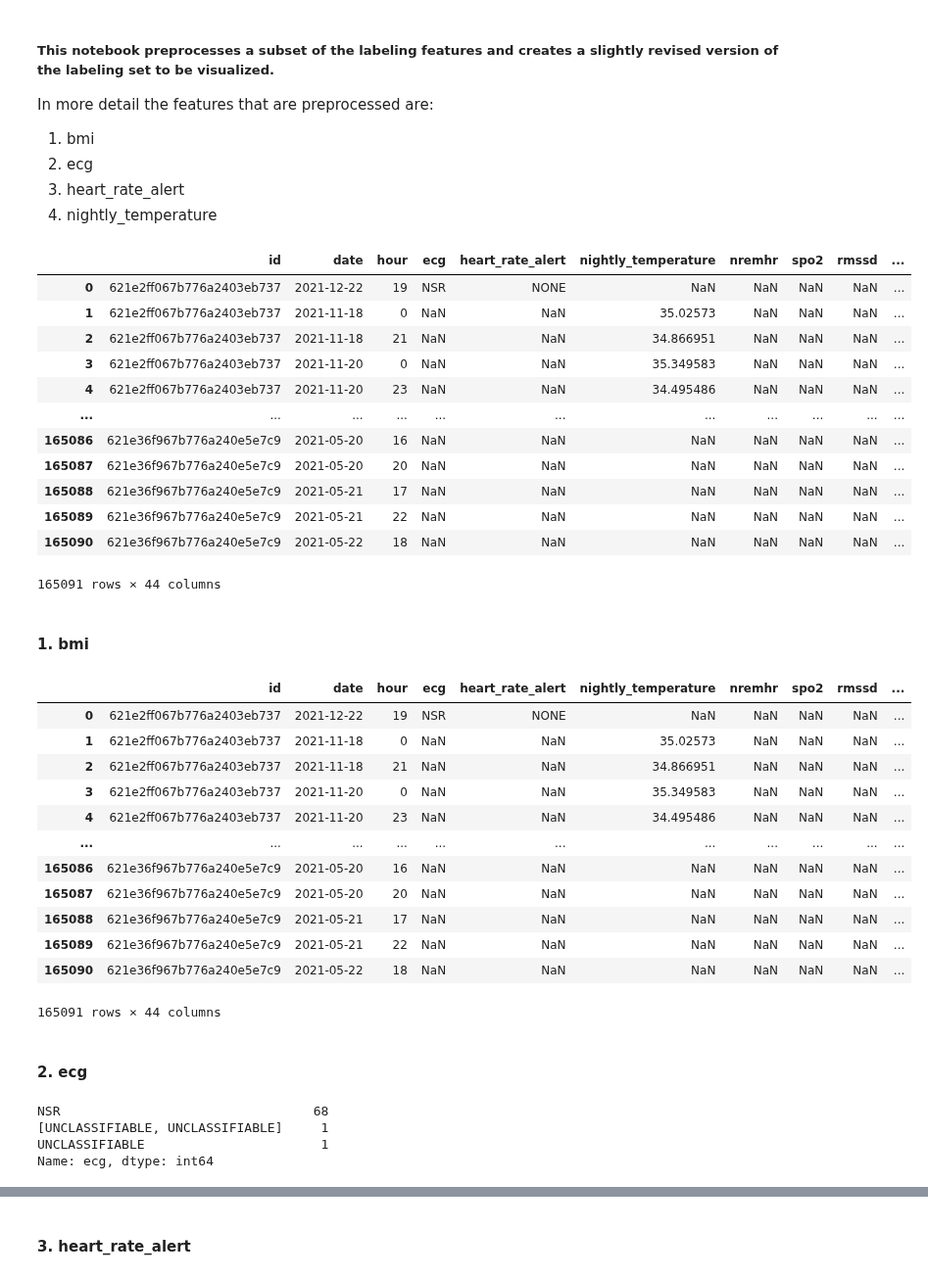
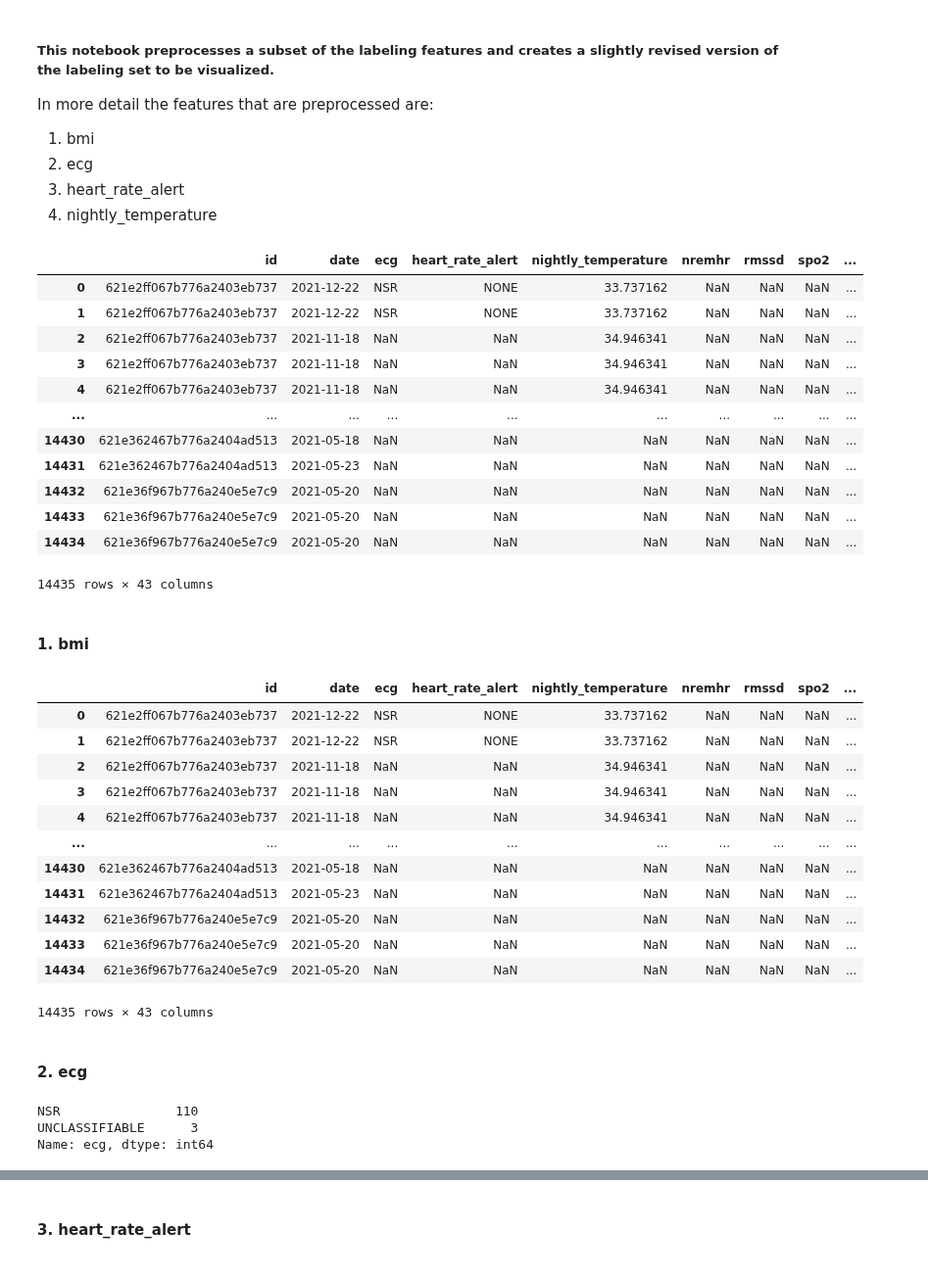
Before and after one commit to eparascho/LLMs-for-explanations, a Jupyter notebook: preprocessing/labeling_set_preprocessing.ipynb, the cells around one changed output, grey strips where cells are left out. Shown at 98% size. Saved outputs shown, nothing was run; the diff lists cells and outputs as text; code cells hidden in the pictures.

Commit message:
labeling sets preprocessing

```diff
--- a/preprocessing/labeling_set_preprocessing.ipynb
+++ b/preprocessing/labeling_set_preprocessing.ipynb
@@ -9,22 +9,23 @@ In more detail the features that are preprocessed are:
 import numpy as np
 import pandas as pd
 # %%
-data = pd.read_pickle('../data/preprocessing_final/labeling_df_unprocessed.pkl')
+# give as input either '../data/preprocessing_final/labeling_df_hourly_unprocessed.pkl' or '../data/preprocessing_final/labeling_df_daily_unprocessed.pkl'
+data = pd.read_pickle('../data/preprocessing_final/labeling_df_daily_unprocessed.pkl')
 data
 # %% [output]
-|  | id | date | hour | ecg | heart_rate_alert | nightly_temperature | nremhr | spo2 | rmssd | ... |
-| 0 | 621e2ff067b776a2403eb737 | 2021-12-22 | 19 | NSR | NONE | NaN | NaN | NaN | NaN | ... |
-| 1 | 621e2ff067b776a2403eb737 | 2021-11-18 | 0 | NaN | NaN | 35.02573 | NaN | NaN | NaN | ... |
-| 2 | 621e2ff067b776a2403eb737 | 2021-11-18 | 21 | NaN | NaN | 34.866951 | NaN | NaN | NaN | ... |
-| 3 | 621e2ff067b776a2403eb737 | 2021-11-20 | 0 | NaN | NaN | 35.349583 | NaN | NaN | NaN | ... |
-| 4 | 621e2ff067b776a2403eb737 | 2021-11-20 | 23 | NaN | NaN | 34.495486 | NaN | NaN | NaN | ... |
-| ... | ... | ... | ... | ... | ... | ... | ... | ... | ... | ... |
-| 165086 | 621e36f967b776a240e5e7c9 | 2021-05-20 | 16 | NaN | NaN | NaN | NaN | NaN | NaN | ... |
-| 165087 | 621e36f967b776a240e5e7c9 | 2021-05-20 | 20 | NaN | NaN | NaN | NaN | NaN | NaN | ... |
-| 165088 | 621e36f967b776a240e5e7c9 | 2021-05-21 | 17 | NaN | NaN | NaN | NaN | NaN | NaN | ... |
-| 165089 | 621e36f967b776a240e5e7c9 | 2021-05-21 | 22 | NaN | NaN | NaN | NaN | NaN | NaN | ... |
-| 165090 | 621e36f967b776a240e5e7c9 | 2021-05-22 | 18 | NaN | NaN | NaN | NaN | NaN | NaN | ... |
+|  | id | date | ecg | heart_rate_alert | nightly_temperature | nremhr | rmssd | spo2 | ... |
+| 0 | 621e2ff067b776a2403eb737 | 2021-12-22 | NSR | NONE | 33.737162 | NaN | NaN | NaN | ... |
+| 1 | 621e2ff067b776a2403eb737 | 2021-12-22 | NSR | NONE | 33.737162 | NaN | NaN | NaN | ... |
+| 2 | 621e2ff067b776a2403eb737 | 2021-11-18 | NaN | NaN | 34.946341 | NaN | NaN | NaN | ... |
+| 3 | 621e2ff067b776a2403eb737 | 2021-11-18 | NaN | NaN | 34.946341 | NaN | NaN | NaN | ... |
+| 4 | 621e2ff067b776a2403eb737 | 2021-11-18 | NaN | NaN | 34.946341 | NaN | NaN | NaN | ... |
+| ... | ... | ... | ... | ... | ... | ... | ... | ... | ... |
+| 14430 | 621e362467b776a2404ad513 | 2021-05-18 | NaN | NaN | NaN | NaN | NaN | NaN | ... |
+| 14431 | 621e362467b776a2404ad513 | 2021-05-23 | NaN | NaN | NaN | NaN | NaN | NaN | ... |
+| 14432 | 621e36f967b776a240e5e7c9 | 2021-05-20 | NaN | NaN | NaN | NaN | NaN | NaN | ... |
+| 14433 | 621e36f967b776a240e5e7c9 | 2021-05-20 | NaN | NaN | NaN | NaN | NaN | NaN | ... |
+| 14434 | 621e36f967b776a240e5e7c9 | 2021-05-20 | NaN | NaN | NaN | NaN | NaN | NaN | ... |
-165091 rows × 44 columns
+14435 rows × 43 columns
 # %% [markdown]
 #### 1. bmi
 # %%
@@ -37,27 +38,26 @@ data["bmi"] = data["bmi"].apply(lambda x: 31 if x == '>=30' else x)
 data['bmi'] = data.bmi.apply(lambda bmi: 'Underweight' if bmi < 18.5 else ('Normal' if bmi < 25 else ('Overweight' if bmi < 30 else 'Obese')))
 data
 # %% [output]
-|  | id | date | hour | ecg | heart_rate_alert | nightly_temperature | nremhr | spo2 | rmssd | ... |
-| 0 | 621e2ff067b776a2403eb737 | 2021-12-22 | 19 | NSR | NONE | NaN | NaN | NaN | NaN | ... |
-| 1 | 621e2ff067b776a2403eb737 | 2021-11-18 | 0 | NaN | NaN | 35.02573 | NaN | NaN | NaN | ... |
-| 2 | 621e2ff067b776a2403eb737 | 2021-11-18 | 21 | NaN | NaN | 34.866951 | NaN | NaN | NaN | ... |
-| 3 | 621e2ff067b776a2403eb737 | 2021-11-20 | 0 | NaN | NaN | 35.349583 | NaN | NaN | NaN | ... |
-| 4 | 621e2ff067b776a2403eb737 | 2021-11-20 | 23 | NaN | NaN | 34.495486 | NaN | NaN | NaN | ... |
-| ... | ... | ... | ... | ... | ... | ... | ... | ... | ... | ... |
-| 165086 | 621e36f967b776a240e5e7c9 | 2021-05-20 | 16 | NaN | NaN | NaN | NaN | NaN | NaN | ... |
-| 165087 | 621e36f967b776a240e5e7c9 | 2021-05-20 | 20 | NaN | NaN | NaN | NaN | NaN | NaN | ... |
-| 165088 | 621e36f967b776a240e5e7c9 | 2021-05-21 | 17 | NaN | NaN | NaN | NaN | NaN | NaN | ... |
-| 165089 | 621e36f967b776a240e5e7c9 | 2021-05-21 | 22 | NaN | NaN | NaN | NaN | NaN | NaN | ... |
-| 165090 | 621e36f967b776a240e5e7c9 | 2021-05-22 | 18 | NaN | NaN | NaN | NaN | NaN | NaN | ... |
+|  | id | date | ecg | heart_rate_alert | nightly_temperature | nremhr | rmssd | spo2 | ... |
+| 0 | 621e2ff067b776a2403eb737 | 2021-12-22 | NSR | NONE | 33.737162 | NaN | NaN | NaN | ... |
+| 1 | 621e2ff067b776a2403eb737 | 2021-12-22 | NSR | NONE | 33.737162 | NaN | NaN | NaN | ... |
+| 2 | 621e2ff067b776a2403eb737 | 2021-11-18 | NaN | NaN | 34.946341 | NaN | NaN | NaN | ... |
+| 3 | 621e2ff067b776a2403eb737 | 2021-11-18 | NaN | NaN | 34.946341 | NaN | NaN | NaN | ... |
+| 4 | 621e2ff067b776a2403eb737 | 2021-11-18 | NaN | NaN | 34.946341 | NaN | NaN | NaN | ... |
+| ... | ... | ... | ... | ... | ... | ... | ... | ... | ... |
+| 14430 | 621e362467b776a2404ad513 | 2021-05-18 | NaN | NaN | NaN | NaN | NaN | NaN | ... |
+| 14431 | 621e362467b776a2404ad513 | 2021-05-23 | NaN | NaN | NaN | NaN | NaN | NaN | ... |
+| 14432 | 621e36f967b776a240e5e7c9 | 2021-05-20 | NaN | NaN | NaN | NaN | NaN | NaN | ... |
+| 14433 | 621e36f967b776a240e5e7c9 | 2021-05-20 | NaN | NaN | NaN | NaN | NaN | NaN | ... |
+| 14434 | 621e36f967b776a240e5e7c9 | 2021-05-20 | NaN | NaN | NaN | NaN | NaN | NaN | ... |
-165091 rows × 44 columns
+14435 rows × 43 columns
 # %% [markdown]
 #### 2. ecg
 # %%
 data['ecg'].value_counts()
 # %% [output]
-NSR                                 68
-[UNCLASSIFIABLE, UNCLASSIFIABLE]     1
-UNCLASSIFIABLE                       1
+NSR               110
+UNCLASSIFIABLE      3
 Name: ecg, dtype: int64
 # %%
 for index, row in data.iterrows():
```
Also changed, not shown: parts of 5 cells of this notebook, 1 other file.
